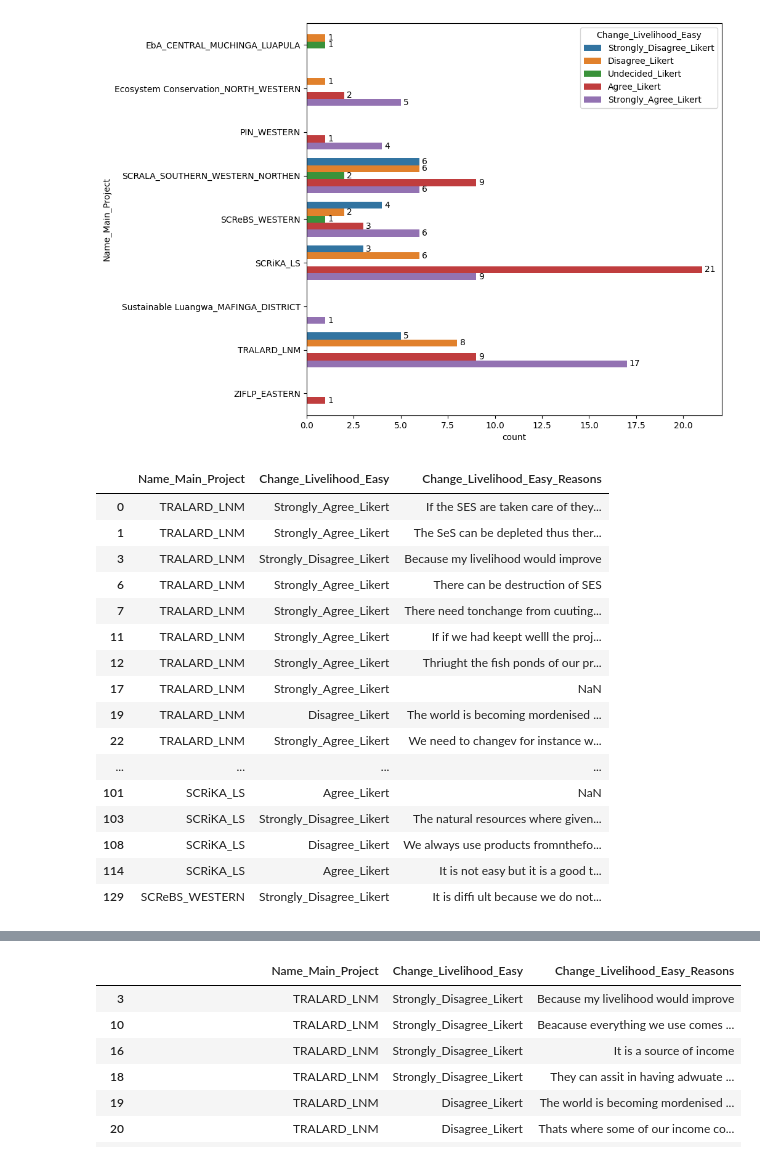
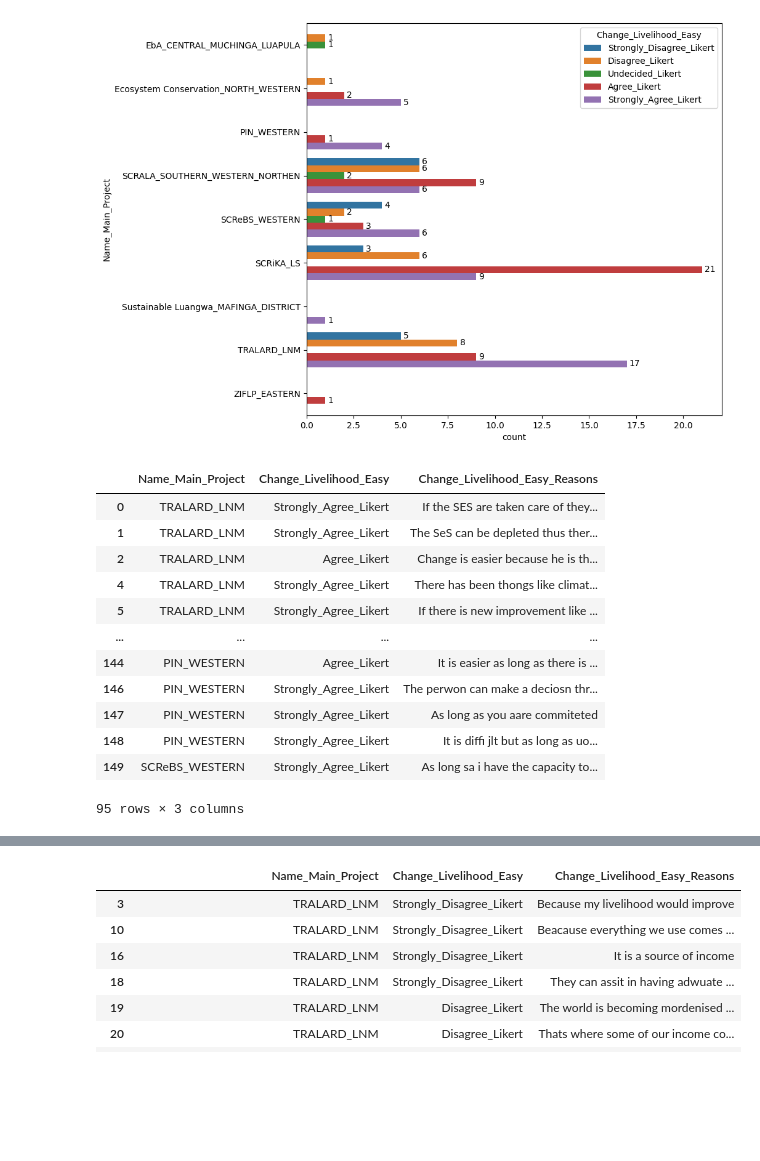
Before and after one commit to NathanNamamata/DataAnalysis, a Jupyter notebook: Data_Analysis.ipynb, the cells around one changed output, grey strips where cells are left out. Cells and saved outputs as stored; diff of their text form; code cells hidden in the pictures; blank space fills up the shorter version.

```diff
--- a/Data_Analysis.ipynb
+++ b/Data_Analysis.ipynb
@@ -1579,27 +1561,23 @@ plt.show()
 # %%
 agreement_levels = ["Agree_Likert", "Strongly_Agree_Likert"]
 CLE_R = df2[df2["Change_Livelihood_Easy"].isin(agreement_levels)]
-CLE_R1 = CPH_R.drop(CPH_R.columns[[0,1,2,3,4,6,7,8,9,10,11,12,13,14,15,16,17,18,19,22,23,24,25,26,27,28,29,30,31,32,33,34]], axis = 1)
+CLE_R1 = CLE_R.drop(CLE_R.columns[[0,1,2,3,4,6,7,8,9,10,11,12,13,14,15,16,17,18,19,22,23,24,25,26,27,28,29,30,31,32,33,34]], axis = 1)
 CLE_R1grouped = CLE_R1.groupby('Name_Main_Project')['Change_Livelihood_Easy']
 CLE_R1
 # %% [output]
 |  | Name_Main_Project | Change_Livelihood_Easy | Change_Livelihood_Easy_Reasons |
 | 0 | TRALARD_LNM | Strongly_Agree_Likert | If the SES are taken care of they... |
 | 1 | TRALARD_LNM | Strongly_Agree_Likert | The SeS can be depleted thus ther... |
-| 3 | TRALARD_LNM | Strongly_Disagree_Likert | Because my livelihood would improve |
-| 6 | TRALARD_LNM | Strongly_Agree_Likert | There can be destruction of SES |
-| 7 | TRALARD_LNM | Strongly_Agree_Likert | There need tonchange from cuuting... |
-| 11 | TRALARD_LNM | Strongly_Agree_Likert | If if we had keept welll the proj... |
-| 12 | TRALARD_LNM | Strongly_Agree_Likert | Thriught the fish ponds of our pr... |
-| 17 | TRALARD_LNM | Strongly_Agree_Likert | NaN |
-| 19 | TRALARD_LNM | Disagree_Likert | The world is becoming mordenised ... |
-| 22 | TRALARD_LNM | Strongly_Agree_Likert | We need to changev for instance w... |
+| 2 | TRALARD_LNM | Agree_Likert | Change is easier because he is th... |
+| 4 | TRALARD_LNM | Strongly_Agree_Likert | There has been thongs like climat... |
+| 5 | TRALARD_LNM | Strongly_Agree_Likert | If there is new improvement like ... |
 | ... | ... | ... | ... |
-| 101 | SCRiKA_LS | Agree_Likert | NaN |
-| 103 | SCRiKA_LS | Strongly_Disagree_Likert | The natural resources where given... |
-| 108 | SCRiKA_LS | Disagree_Likert | We always use products fromnthefo... |
-| 114 | SCRiKA_LS | Agree_Likert | It is not easy but it is a good t... |
-| 129 | SCReBS_WESTERN | Strongly_Disagree_Likert | It is diffi ult because we do not... |
+| 144 | PIN_WESTERN | Agree_Likert | It is easier as long as there is ... |
+| 146 | PIN_WESTERN | Strongly_Agree_Likert | The perwon can make a deciosn thr... |
+| 147 | PIN_WESTERN | Strongly_Agree_Likert | As long as you aare commiteted |
+| 148 | PIN_WESTERN | Strongly_Agree_Likert | It is diffi jlt but as long as uo... |
+| 149 | SCReBS_WESTERN | Strongly_Agree_Likert | As long sa i have the capacity to... |
+95 rows × 3 columns
 # %%
 lemmatizer=WordNetLemmatizer()
 stop_words = set(stopwords.words('english'))
```
Also changed, not shown: parts of 3 cells of this notebook.
